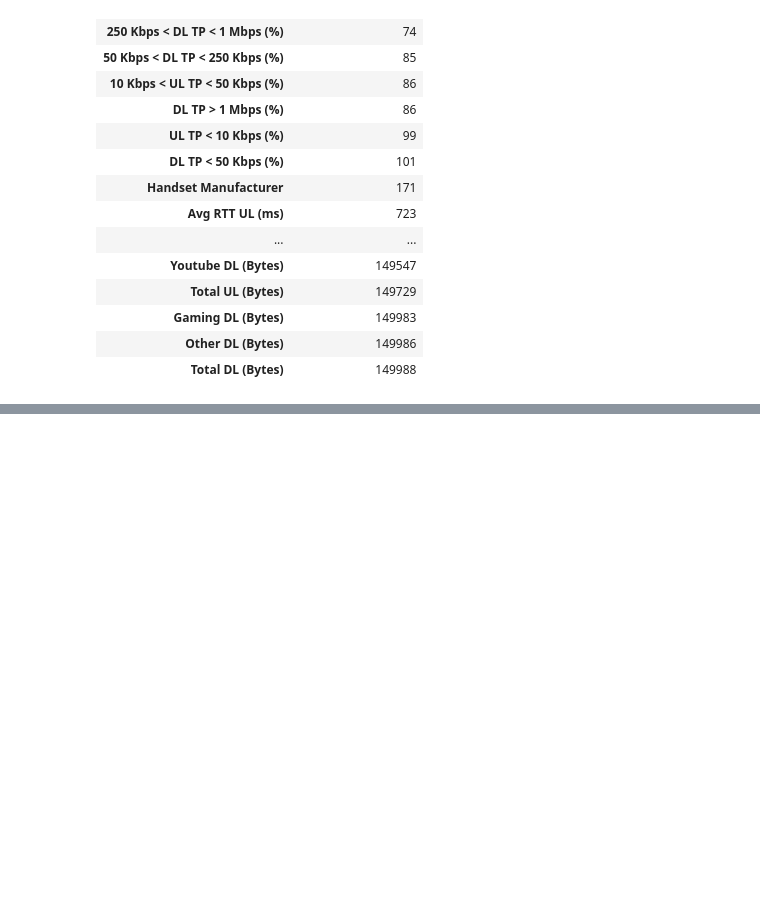
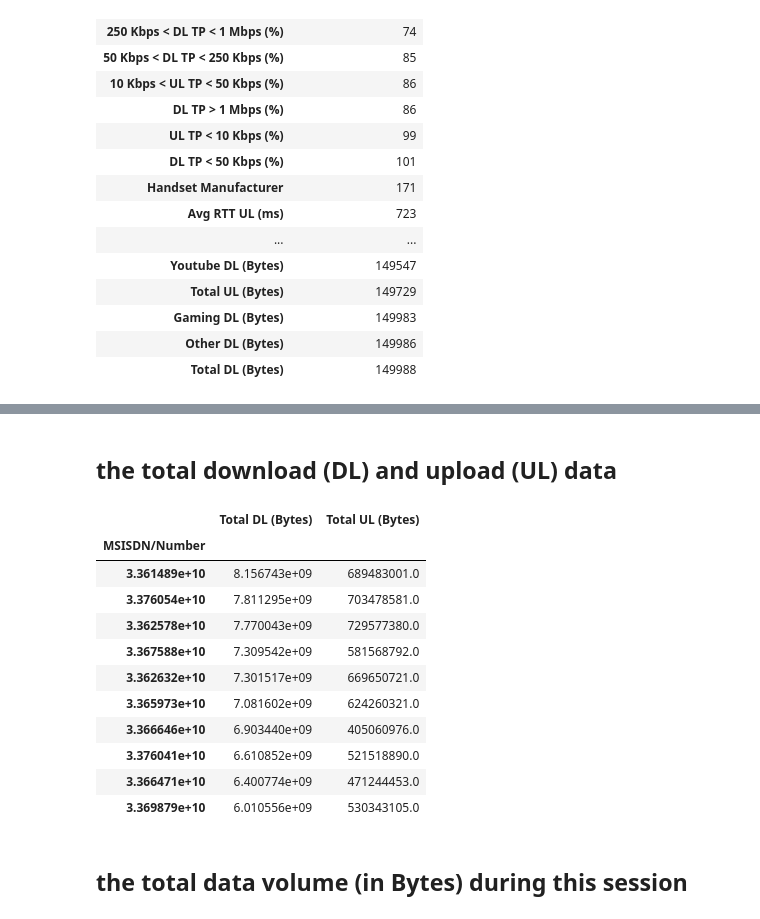
Before and after one commit to bereketkibru/User_Analytics_in_telecom, a Jupyter notebook: notebooks/dataPreProcessing.ipynb, the cells around one changed output, grey strips where cells are left out. Saved outputs shown, nothing was run; the diff lists cells and outputs as text; code cells hidden in the pictures; blank space fills up the shorter version.

```diff
--- a/notebooks/dataPreProcessing.ipynb
+++ b/notebooks/dataPreProcessing.ipynb
@@ -103,0 +258,21 @@ columns=['Unique Value Count']).sort_values(by='Unique Value Count', ascending=T
+# %% [markdown]
+## the total download (DL) and upload (UL) data
+# %%
+xDR_df.groupby('MSISDN/Number')[['Total DL (Bytes)',
+                             'Total UL (Bytes)']].sum().nlargest(10, ['Total DL (Bytes)',
+                                                                      'Total UL (Bytes)'])
+# %% [output]
+|  | Total DL (Bytes) | Total UL (Bytes) |
+| MSISDN/Number |  |  |
+| 3.361489e+10 | 8.156743e+09 | 689483001.0 |
+| 3.376054e+10 | 7.811295e+09 | 703478581.0 |
+| 3.362578e+10 | 7.770043e+09 | 729577380.0 |
+| 3.367588e+10 | 7.309542e+09 | 581568792.0 |
+| 3.362632e+10 | 7.301517e+09 | 669650721.0 |
+| 3.365973e+10 | 7.081602e+09 | 624260321.0 |
+| 3.366646e+10 | 6.903440e+09 | 405060976.0 |
+| 3.376041e+10 | 6.610852e+09 | 521518890.0 |
+| 3.366471e+10 | 6.400774e+09 | 471244453.0 |
+| 3.369879e+10 | 6.010556e+09 | 530343105.0 |
+# %% [markdown]
+## the total data volume (in Bytes) during this session
```
Also changed, not shown: parts of 30 cells of this notebook.
